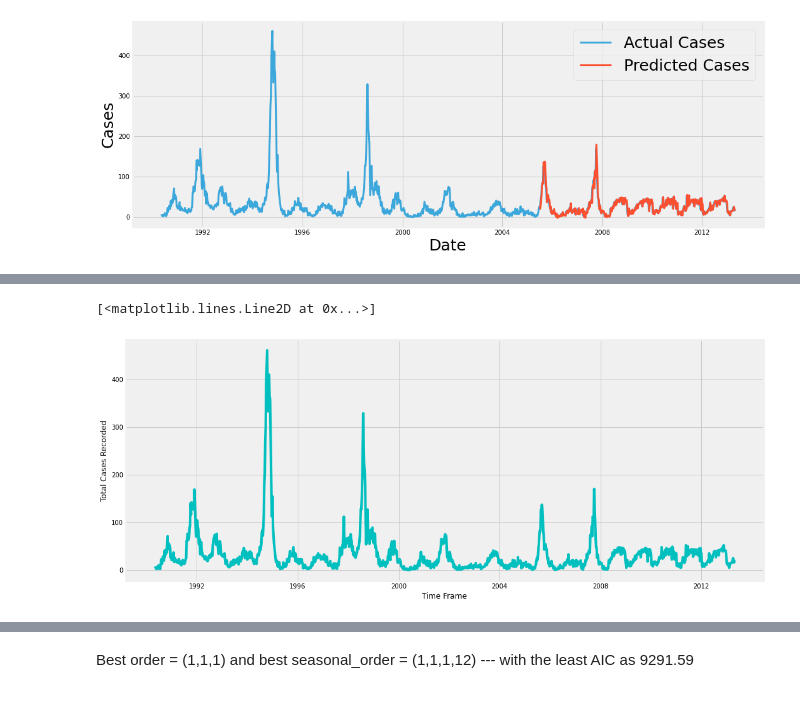
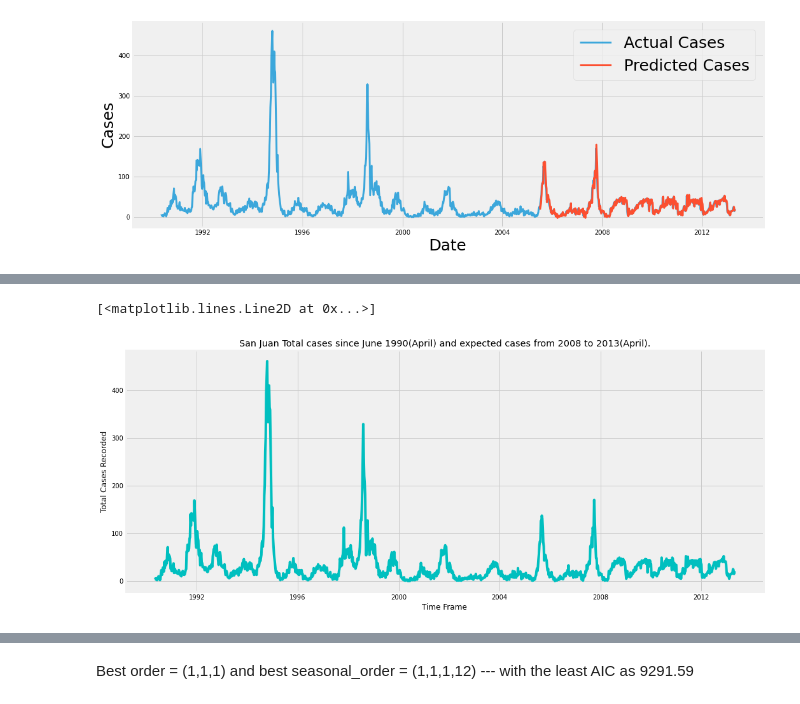
Before and after one commit to Mjcherono/Final_disease_prediction, a Jupyter notebook: final_disease_Spread.ipynb, the cells around one changed output, grey strips where cells are left out. Saved outputs shown, nothing was run; the diff lists cells and outputs as text; code cells hidden in the pictures.

```diff
--- a/final_disease_Spread.ipynb
+++ b/final_disease_Spread.ipynb
@@ -1964,14 +1969,15 @@ Name: total_cases, Length: 1196, dtype: int64
 # %%
 #Data Exploration
 plt.figure(figsize=(16,7))
 fig = plt.figure(1)
 ax1 = fig.add_subplot(111)
 ax1.set_xlabel('Time Frame')
 ax1.set_ylabel('Total Cases Recorded')
+plt.title('San Juan Total cases since June 1990(April) and expected cases from 2008 to 2013(April).')
 ax1.plot(ts, color='c')
 # %% [output]
 [<matplotlib.lines.Line2D at 0x...>]
-[figure, old version]
+[figure, new version]
 # %%
 #Tuned SARIMAX model
 from statsmodels.tsa.stattools import acf, pacf
```
Also changed, not shown: parts of 45 cells of this notebook.
